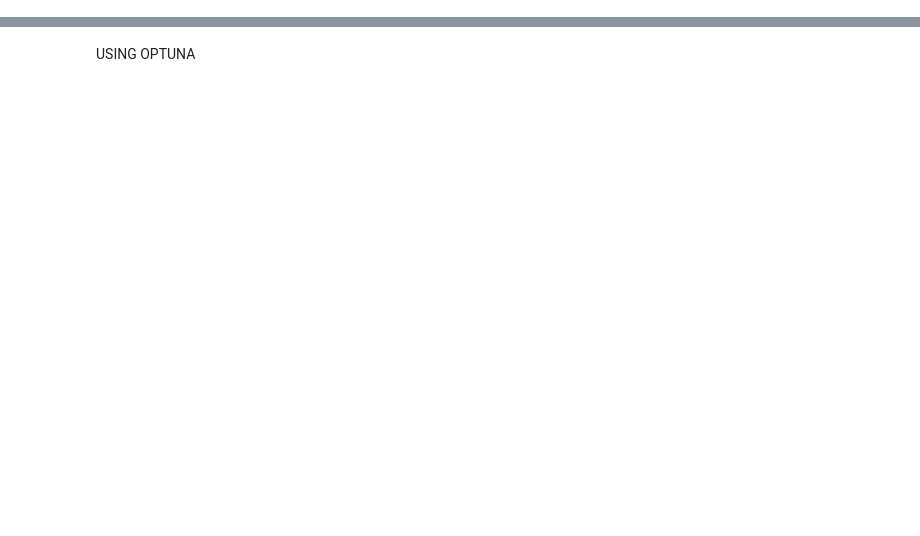
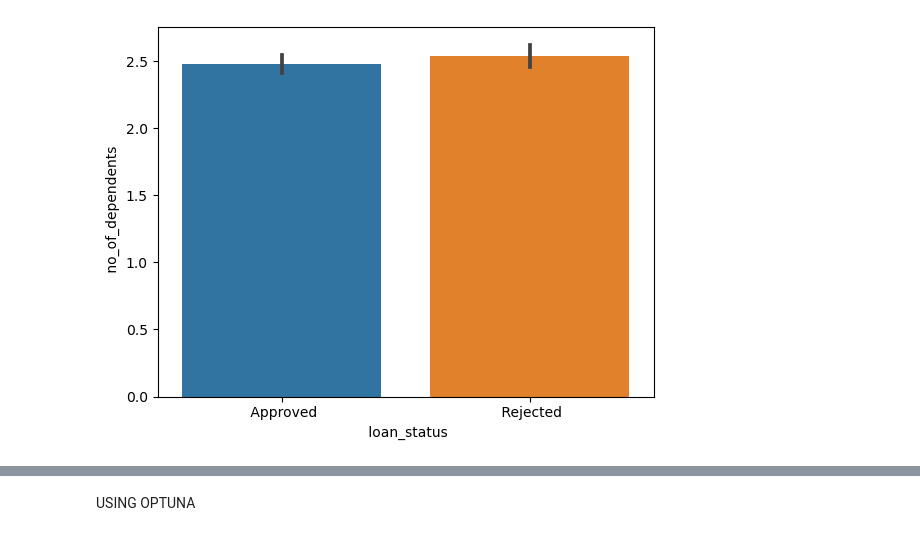
Before and after one commit to SivaKumarPalanirajan/Loan-Approval-Prediction, a Jupyter notebook: loan_prediction.ipynb, the cells around one changed output, grey strips where cells are left out. Cells and saved outputs as stored; diff of their text form; code cells hidden in the pictures; blank space fills up the shorter version.

```diff
--- a/loan_prediction.ipynb
+++ b/loan_prediction.ipynb
@@ -92,0 +78,7 @@ df1=np.array(df1)
+# %%
+#checking the correlation between the loan_status wrt the no_of_dependents
+
+sns.barplot(x=train[' loan_status'],y=train[' no_of_dependents'])
+plt.show()
+# %% [output]
+[figure, added]
```
Also changed, not shown: parts of 44 cells of this notebook, 5 other files.
